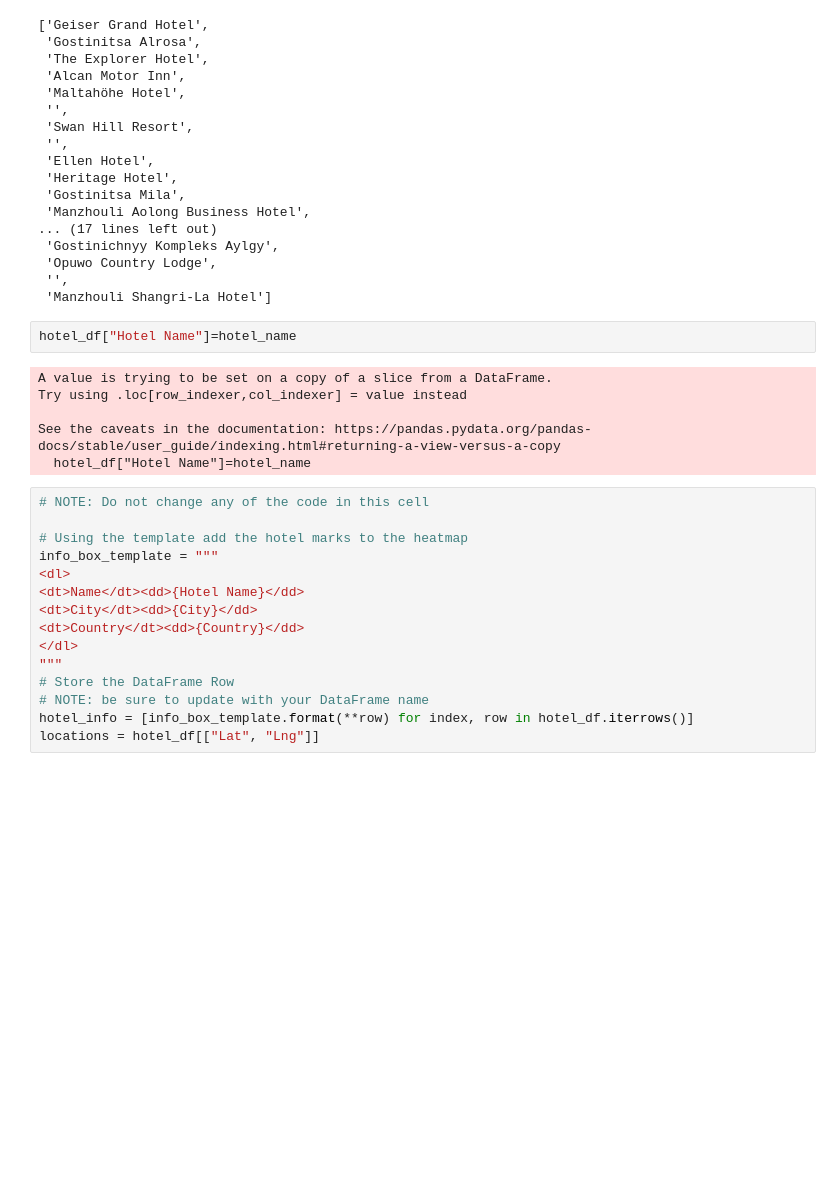
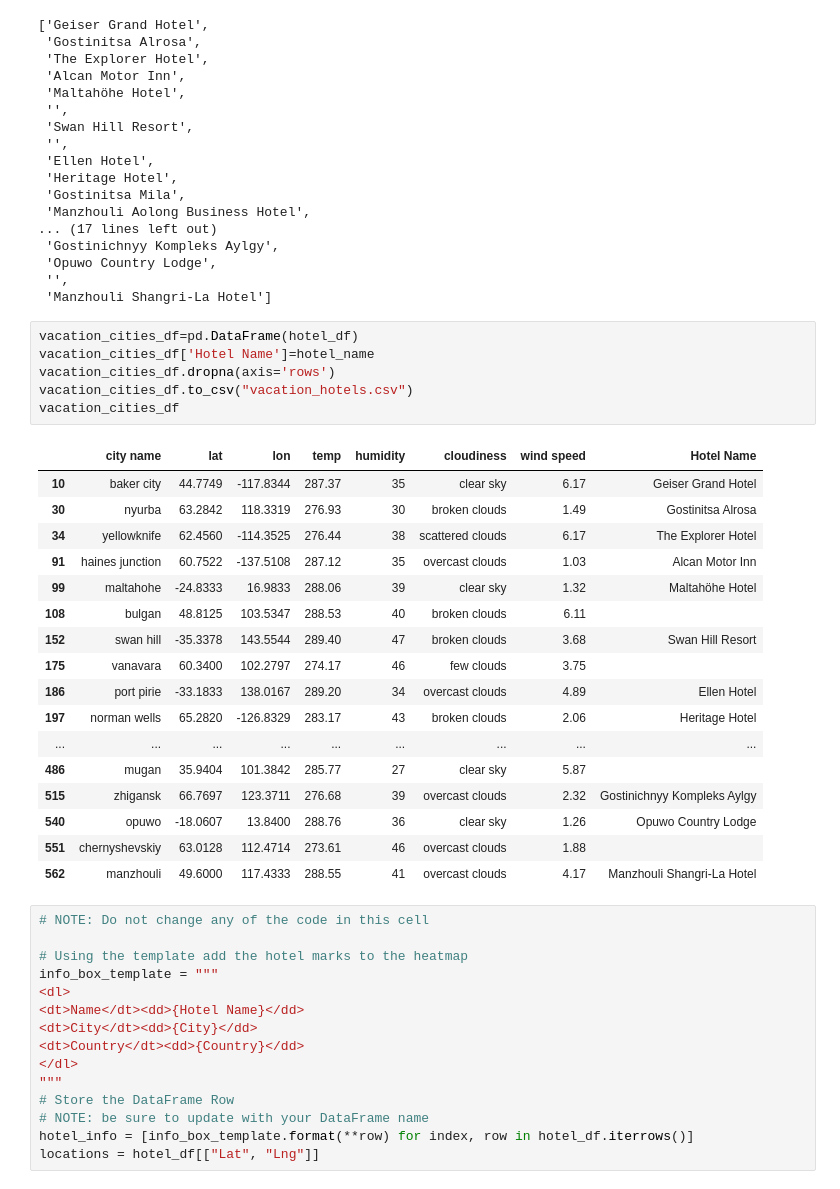
Before and after one commit to melfraas/python-api-challenge, a Jupyter notebook: starter_code/VacationPy.ipynb, the cells around one changed output. Cells and saved outputs as stored; diff of their text form; blank space fills up the shorter version.

Commit message:
exported data to csv

```diff
--- a/starter_code/VacationPy.ipynb
+++ b/starter_code/VacationPy.ipynb
@@ -142,14 +142,30 @@ hotel_name
  'Opuwo Country Lodge',
  '',
  'Manzhouli Shangri-La Hotel']
-# %%
-hotel_df["Hotel Name"]=hotel_name
-# %% [output]
-A value is trying to be set on a copy of a slice from a DataFrame.
-Try using .loc[row_indexer,col_indexer] = value instead
-
-See the caveats in the documentation: https://pandas.pydata.org/pandas-docs/stable/user_guide/indexing.html#returning-a-view-versus-a-copy
-  hotel_df["Hotel Name"]=hotel_name
+# %%
+vacation_cities_df=pd.DataFrame(hotel_df)
+vacation_cities_df['Hotel Name']=hotel_name
+vacation_cities_df.dropna(axis='rows')
+vacation_cities_df.to_csv("vacation_hotels.csv")
+vacation_cities_df
+# %% [output]
+|  | city name | lat | lon | temp | humidity | cloudiness | wind speed | Hotel Name |
+| 10 | baker city | 44.7749 | -117.8344 | 287.37 | 35 | clear sky | 6.17 | Geiser Grand Hotel |
+| 30 | nyurba | 63.2842 | 118.3319 | 276.93 | 30 | broken clouds | 1.49 | Gostinitsa Alrosa |
+| 34 | yellowknife | 62.4560 | -114.3525 | 276.44 | 38 | scattered clouds | 6.17 | The Explorer Hotel |
+| 91 | haines junction | 60.7522 | -137.5108 | 287.12 | 35 | overcast clouds | 1.03 | Alcan Motor Inn |
+| 99 | maltahohe | -24.8333 | 16.9833 | 288.06 | 39 | clear sky | 1.32 | Maltahöhe Hotel |
+| 108 | bulgan | 48.8125 | 103.5347 | 288.53 | 40 | broken clouds | 6.11 |  |
+| 152 | swan hill | -35.3378 | 143.5544 | 289.40 | 47 | broken clouds | 3.68 | Swan Hill Resort |
+| 175 | vanavara | 60.3400 | 102.2797 | 274.17 | 46 | few clouds | 3.75 |  |
+| 186 | port pirie | -33.1833 | 138.0167 | 289.20 | 34 | overcast clouds | 4.89 | Ellen Hotel |
+| 197 | norman wells | 65.2820 | -126.8329 | 283.17 | 43 | broken clouds | 2.06 | Heritage Hotel |
+| ... | ... | ... | ... | ... | ... | ... | ... | ... |
+| 486 | mugan | 35.9404 | 101.3842 | 285.77 | 27 | clear sky | 5.87 |  |
+| 515 | zhigansk | 66.7697 | 123.3711 | 276.68 | 39 | overcast clouds | 2.32 | Gostinichnyy Kompleks Aylgy |
+| 540 | opuwo | -18.0607 | 13.8400 | 288.76 | 36 | clear sky | 1.26 | Opuwo Country Lodge |
+| 551 | chernyshevskiy | 63.0128 | 112.4714 | 273.61 | 46 | overcast clouds | 1.88 |  |
+| 562 | manzhouli | 49.6000 | 117.4333 | 288.55 | 41 | overcast clouds | 4.17 | Manzhouli Shangri-La Hotel |
 # %%
 # NOTE: Do not change any of the code in this cell
 
```
Also changed, not shown: 1 other file.
